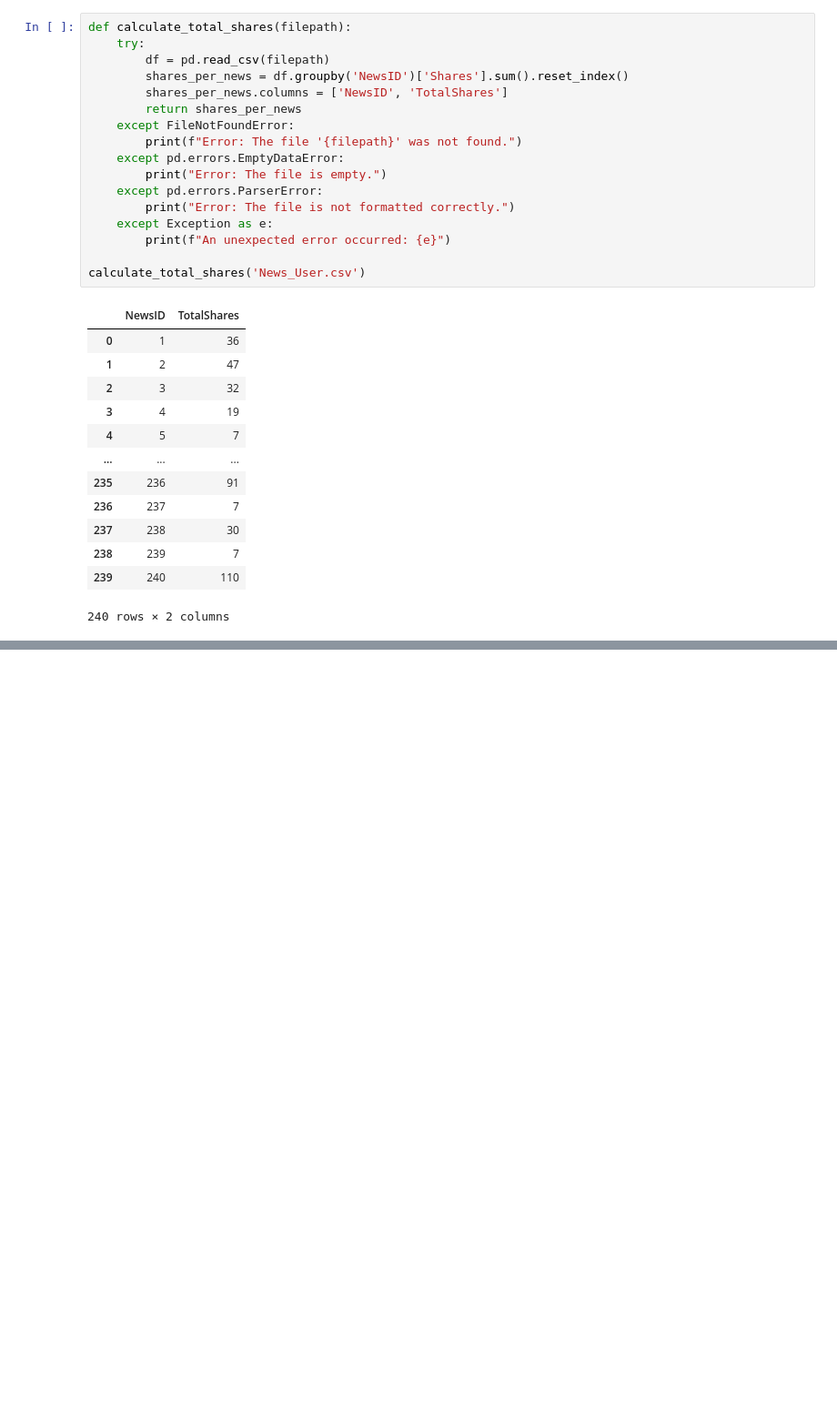
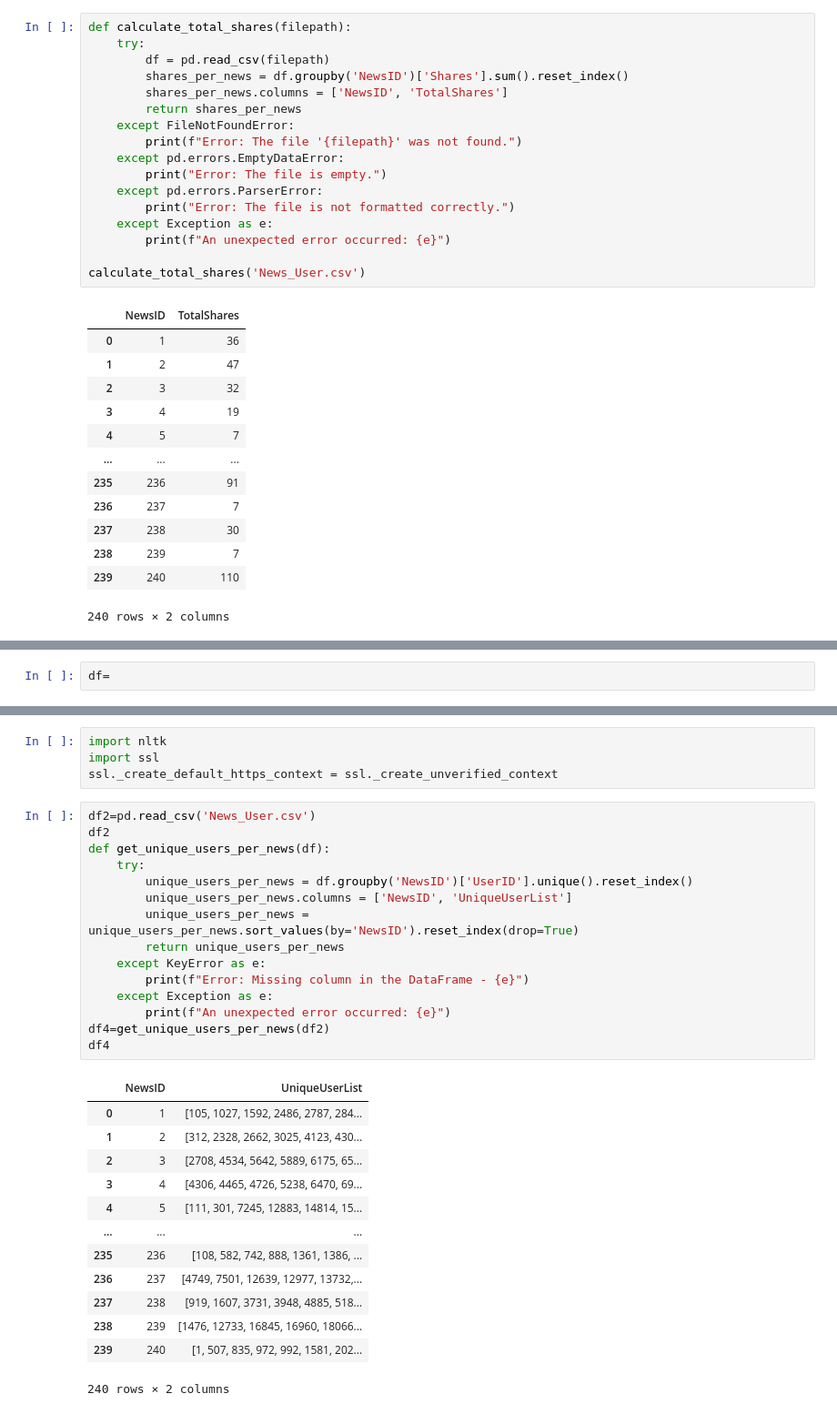
Before and after one commit to kofidesmondML/FakeNewsDetection, a Jupyter notebook: data/Untitled-1.ipynb, the cells around one changed output, grey strips where cells are left out. Shown at 91% size. Saved outputs shown, nothing was run; the diff lists cells and outputs as text; blank space fills up the shorter version.

```diff
--- a/data/Untitled-1.ipynb
+++ b/data/Untitled-1.ipynb
@@ -275 +276,3 @@ Successfully installed textblob-0.18.0.post0
 Note: you may need to restart the kernel to use updated packages.
+# %%
+df=
@@ -275,0 +287,33 @@ Note: you may need to restart the kernel to use updated packages.
+# %%
+import nltk
+import ssl
+ssl._create_default_https_context = ssl._create_unverified_context
+# %%
+df2=pd.read_csv('News_User.csv')
+df2
+def get_unique_users_per_news(df):
+    try:
+        unique_users_per_news = df.groupby('NewsID')['UserID'].unique().reset_index()
+        unique_users_per_news.columns = ['NewsID', 'UniqueUserList']
+        unique_users_per_news = unique_users_per_news.sort_values(by='NewsID').reset_index(drop=True)
+        return unique_users_per_news
+    except KeyError as e:
+        print(f"Error: Missing column in the DataFrame - {e}")
+    except Exception as e:
+        print(f"An unexpected error occurred: {e}")
+df4=get_unique_users_per_news(df2)
+df4
+# %% [output]
+|  | NewsID | UniqueUserList |
+| 0 | 1 | [105, 1027, 1592, 2486, 2787, 284... |
+| 1 | 2 | [312, 2328, 2662, 3025, 4123, 430... |
+| 2 | 3 | [2708, 4534, 5642, 5889, 6175, 65... |
+| 3 | 4 | [4306, 4465, 4726, 5238, 6470, 69... |
+| 4 | 5 | [111, 301, 7245, 12883, 14814, 15... |
+| ... | ... | ... |
+| 235 | 236 | [108, 582, 742, 888, 1361, 1386, ... |
+| 236 | 237 | [4749, 7501, 12639, 12977, 13732,... |
+| 237 | 238 | [919, 1607, 3731, 3948, 4885, 518... |
+| 238 | 239 | [1476, 12733, 16845, 16960, 18066... |
+| 239 | 240 | [1, 507, 835, 972, 992, 1581, 202... |
+240 rows × 2 columns
```
Also changed, not shown: parts of 29 cells of this notebook, 2 other files.
